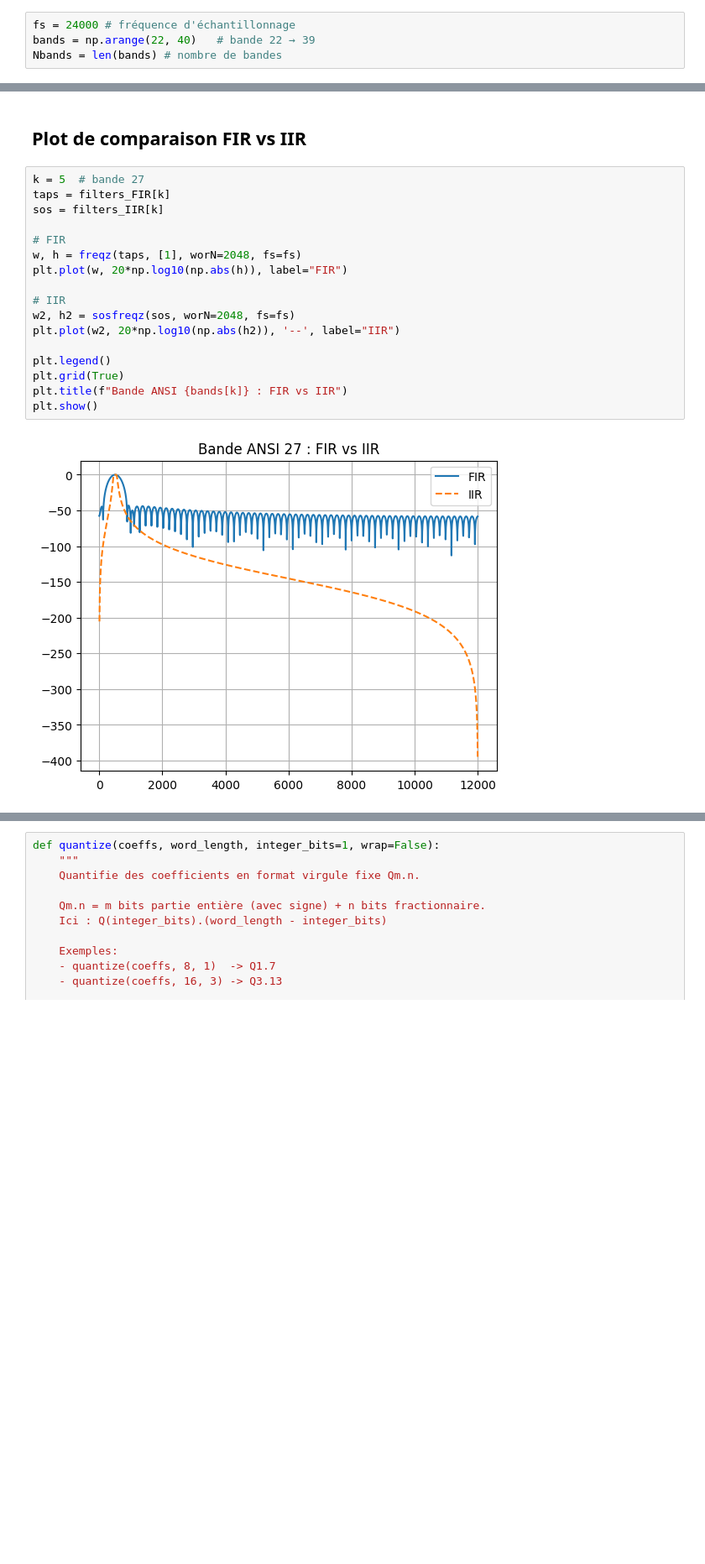
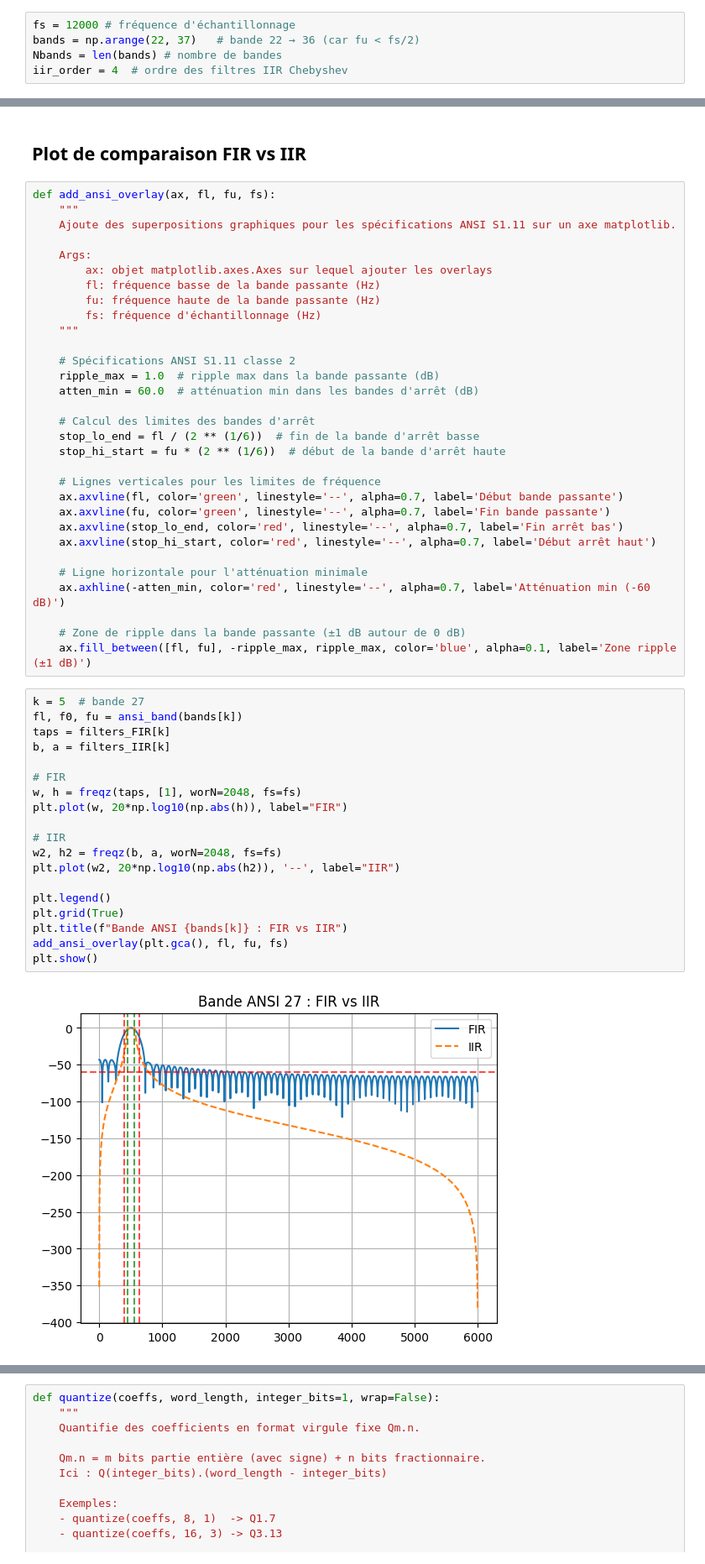
Before and after one commit to Sawlyer/SIR, a Jupyter notebook: design_filters_1_3_octave.ipynb, the cells around one changed output, grey strips where cells are left out. Shown at 84% size. Cells and saved outputs as stored; diff of their text form; blank space fills up the shorter version.

```diff
--- a/design_filters_1_3_octave.ipynb
+++ b/design_filters_1_3_octave.ipynb
@@ -11,9 +12,10 @@ import pandas as pd
 # %% [markdown]
 ## Paramètres globaux
 # %%
-fs = 24000 # fréquence d'échantillonnage
-bands = np.arange(22, 40)   # bande 22 → 39
+fs = 12000 # fréquence d'échantillonnage
+bands = np.arange(22, 37)   # bande 22 → 36 (car fu < fs/2)
 Nbands = len(bands) # nombre de bandes
+iir_order = 4  # ordre des filtres IIR Chebyshev
 # %% [markdown]
 ## Calcul des fréquences ANSI 1/3 octave
 # %%
@@ -151,22 +173,55 @@ Bande 39 sauvegardée dans filtered_bands/band_39.wav
 Toutes les bandes filtrées ont été sauvegardées !
 # %% [markdown]
 ## Plot de comparaison FIR vs IIR
+# %%
+def add_ansi_overlay(ax, fl, fu, fs):
+    """
+    Ajoute des superpositions graphiques pour les spécifications ANSI S1.11 sur un axe matplotlib.
+
+    Args:
+        ax: objet matplotlib.axes.Axes sur lequel ajouter les overlays
+        fl: fréquence basse de la bande passante (Hz)
+        fu: fréquence haute de la bande passante (Hz)
+        fs: fréquence d'échantillonnage (Hz)
+    """
+
+    # Spécifications ANSI S1.11 classe 2
+    ripple_max = 1.0  # ripple max dans la bande passante (dB)
+    atten_min = 60.0  # atténuation min dans les bandes d'arrêt (dB)
+
+    # Calcul des limites des bandes d'arrêt
+    stop_lo_end = fl / (2 ** (1/6))  # fin de la bande d'arrêt basse
+    stop_hi_start = fu * (2 ** (1/6))  # début de la bande d'arrêt haute
+
+    # Lignes verticales pour les limites de fréquence
+    ax.axvline(fl, color='green', linestyle='--', alpha=0.7, label='Début bande passante')
+    ax.axvline(fu, color='green', linestyle='--', alpha=0.7, label='Fin bande passante')
+    ax.axvline(stop_lo_end, color='red', linestyle='--', alpha=0.7, label='Fin arrêt bas')
+    ax.axvline(stop_hi_start, color='red', linestyle='--', alpha=0.7, label='Début arrêt haut')
+
+    # Ligne horizontale pour l'atténuation minimale
+    ax.axhline(-atten_min, color='red', linestyle='--', alpha=0.7, label='Atténuation min (-60 dB)')
+
+    # Zone de ripple dans la bande passante (±1 dB autour de 0 dB)
+    ax.fill_between([fl, fu], -ripple_max, ripple_max, color='blue', alpha=0.1, label='Zone ripple (±1 dB)')
 # %%
 k = 5  # bande 27
+fl, f0, fu = ansi_band(bands[k])
 taps = filters_FIR[k]
-sos = filters_IIR[k]
+b, a = filters_IIR[k]
 
 # FIR
 w, h = freqz(taps, [1], worN=2048, fs=fs)
 plt.plot(w, 20*np.log10(np.abs(h)), label="FIR")
 
 # IIR
-w2, h2 = sosfreqz(sos, worN=2048, fs=fs)
+w2, h2 = freqz(b, a, worN=2048, fs=fs)
 plt.plot(w2, 20*np.log10(np.abs(h2)), '--', label="IIR")
 
 plt.legend()
 plt.grid(True)
 plt.title(f"Bande ANSI {bands[k]} : FIR vs IIR")
+add_ansi_overlay(plt.gca(), fl, fu, fs)
 plt.show()
 # %% [output]
-[figure, old version]
+[figure, new version]
```
Also changed, not shown: parts of 19 cells of this notebook, 1 other file.
